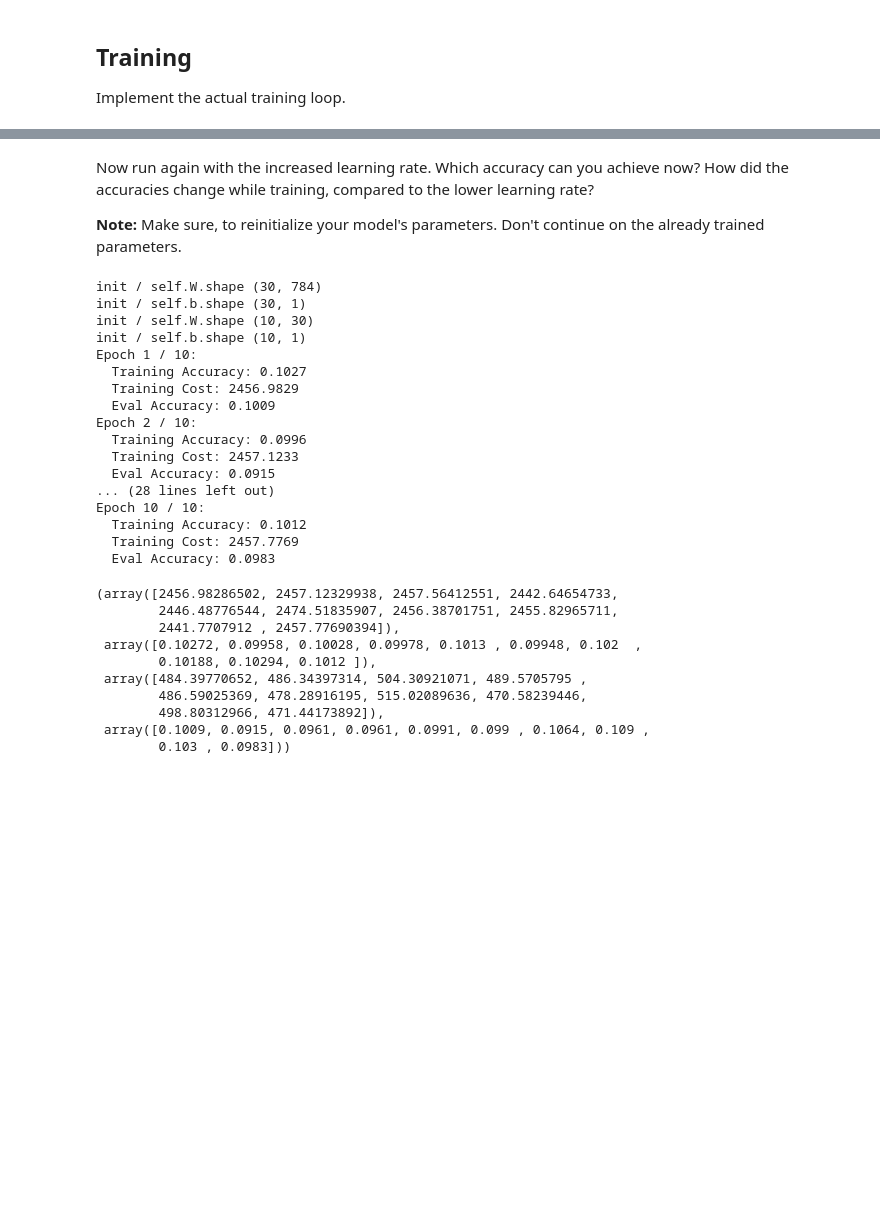
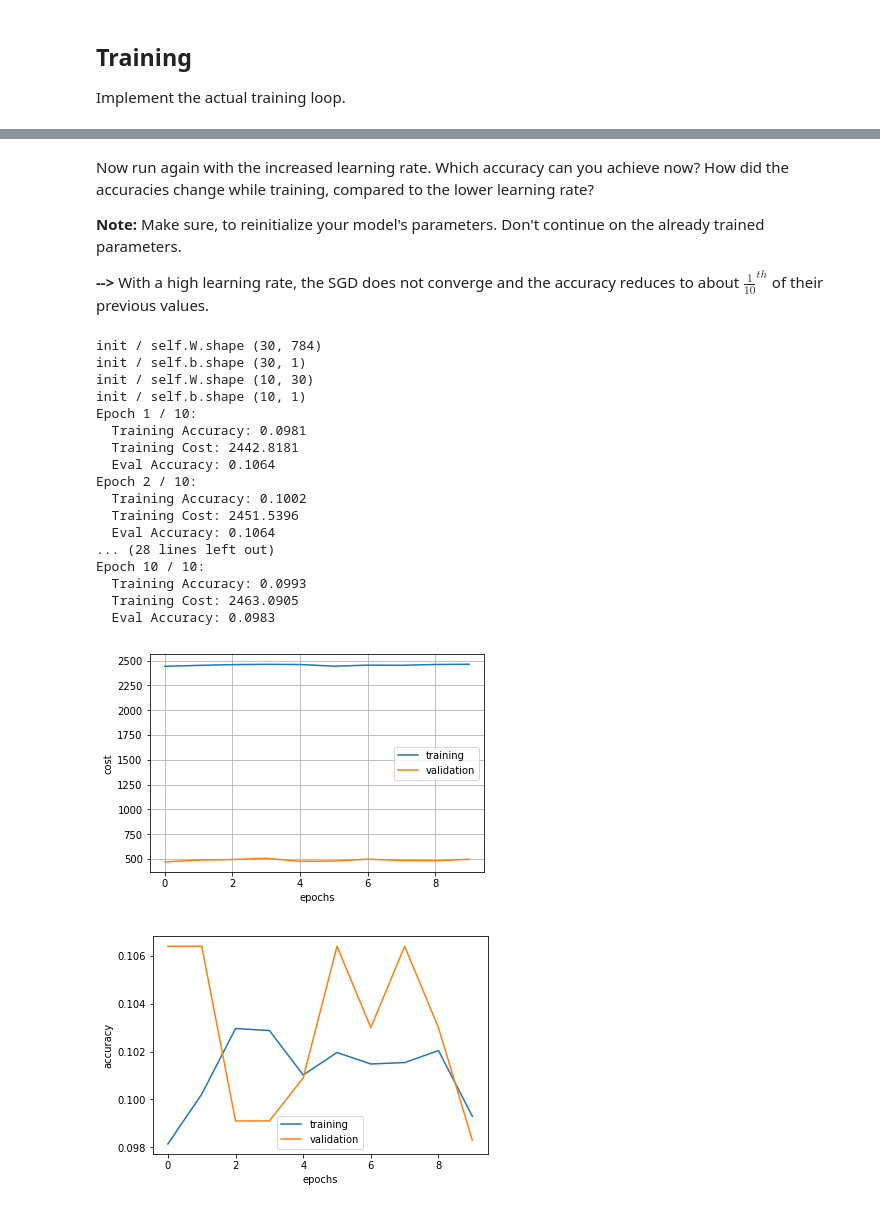
Before and after one commit to kakkaranupam/DL_Assignments_WiSe18, a Jupyter notebook: DL_Ex2/DL.WiSe18_a2.ipynb, the cells around one changed output, grey strips where cells are left out. Saved outputs shown, nothing was run; the diff lists cells and outputs as text; code cells hidden in the pictures; blank space fills up the shorter version.

```diff
--- a/DL_Ex2/DL.WiSe18_a2.ipynb
+++ b/DL_Ex2/DL.WiSe18_a2.ipynb
@@ -775,45 +793,60 @@ Epoch 10 / 10:
 Now run again with the increased learning rate. Which accuracy can you achieve now? How did the accuracies change while training, compared to the lower learning rate?
 
 **Note:** Make sure, to reinitialize your model's parameters. Don't continue on the already trained parameters.
+
+**-->** With a high learning rate, the SGD does not converge and the accuracy reduces to about $\frac{1}{10}^{th}$ of their previous values.
 # %%
 higher_learning_rate = 3
 
 # START TODO ################
 model = Sequential(Linear(784,linear_units), Sigmoid(), Linear(linear_units,10))
 params = model.parameters()
 optim = SGD(params, higher_learning_rate, momentum)
 loss_fn = CrossEntropyLoss()
 
-train(model, loss_fn, optim, x_train, y_train, x_val, y_val, num_epochs, batch_size)
+tc, ta, vc, va = train(model, loss_fn, optim, x_train, y_train, x_val, y_val, num_epochs, batch_size)
 # END TODO ##################
+
+# PLOT
+plt.figure(1)
+plt.plot(tc, label='training')
+plt.plot(vc, label='validation')
+plt.legend(loc='best')
+plt.ylabel('cost')
+plt.xlabel('epochs')
+plt.grid(True)
+
+plt.figure(2)
+# Plot accuracies here
+# START TODO ################
+plt.plot(ta, label='training')
+plt.plot(va, label='validation')
+plt.legend(loc='best')
+plt.ylabel('accuracy')
+plt.xlabel('epochs')
+# END TODO ##################
+
+plt.show()
 # %% [output]
 init / self.W.shape (30, 784)
 init / self.b.shape (30, 1)
 init / self.W.shape (10, 30)
 init / self.b.shape (10, 1)
 Epoch 1 / 10:
-  Training Accuracy: 0.1027
-  Training Cost: 2456.9829
-  Eval Accuracy: 0.1009
+  Training Accuracy: 0.0981
+  Training Cost: 2442.8181
+  Eval Accuracy: 0.1064
 Epoch 2 / 10:
-  Training Accuracy: 0.0996
-  Training Cost: 2457.1233
-  Eval Accuracy: 0.0915
+  Training Accuracy: 0.1002
+  Training Cost: 2451.5396
+  Eval Accuracy: 0.1064
 ... (28 lines left out)
 Epoch 10 / 10:
-  Training Accuracy: 0.1012
-  Training Cost: 2457.7769
+  Training Accuracy: 0.0993
+  Training Cost: 2463.0905
   Eval Accuracy: 0.0983
-(array([2456.98286502, 2457.12329938, 2457.56412551, 2442.64654733,
-        2446.48776544, 2474.51835907, 2456.38701751, 2455.82965711,
-        2441.7707912 , 2457.77690394]),
- array([0.10272, 0.09958, 0.10028, 0.09978, 0.1013 , 0.09948, 0.102  ,
-        0.10188, 0.10294, 0.1012 ]),
- array([484.39770652, 486.34397314, 504.30921071, 489.5705795 ,
-        486.59025369, 478.28916195, 515.02089636, 470.58239446,
-        498.80312966, 471.44173892]),
- array([0.1009, 0.0915, 0.0961, 0.0961, 0.0991, 0.099 , 0.1064, 0.109 ,
-        0.103 , 0.0983]))
+[figure, added]
+[figure, added]
 # %% [markdown]
 Train only a subset of 1000 training samples, but for 300 epochs.
 Plot the costs & accuracies for both training and validation.
```
Also changed, not shown: parts of 9 cells of this notebook.
